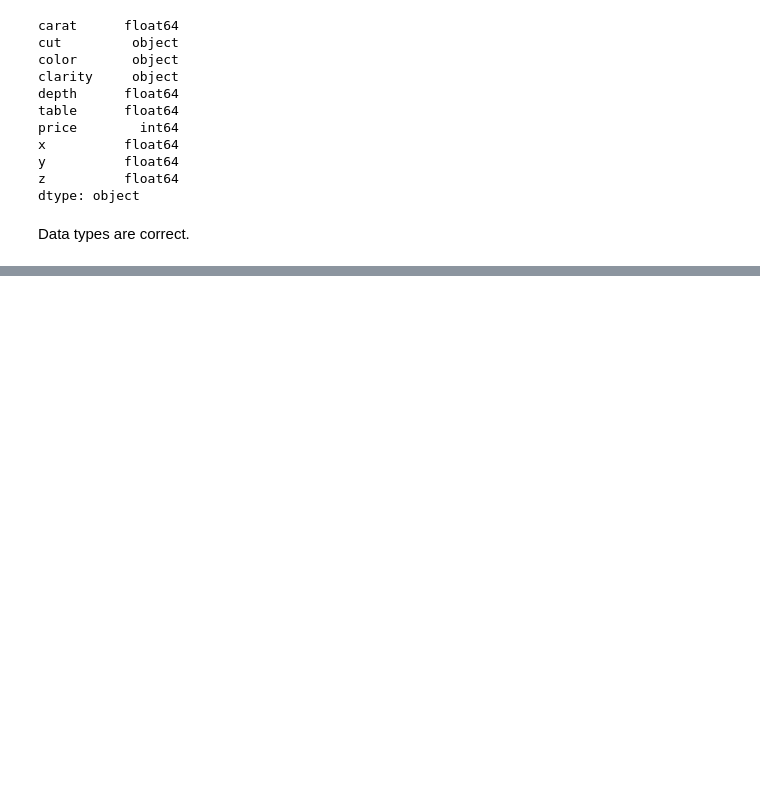
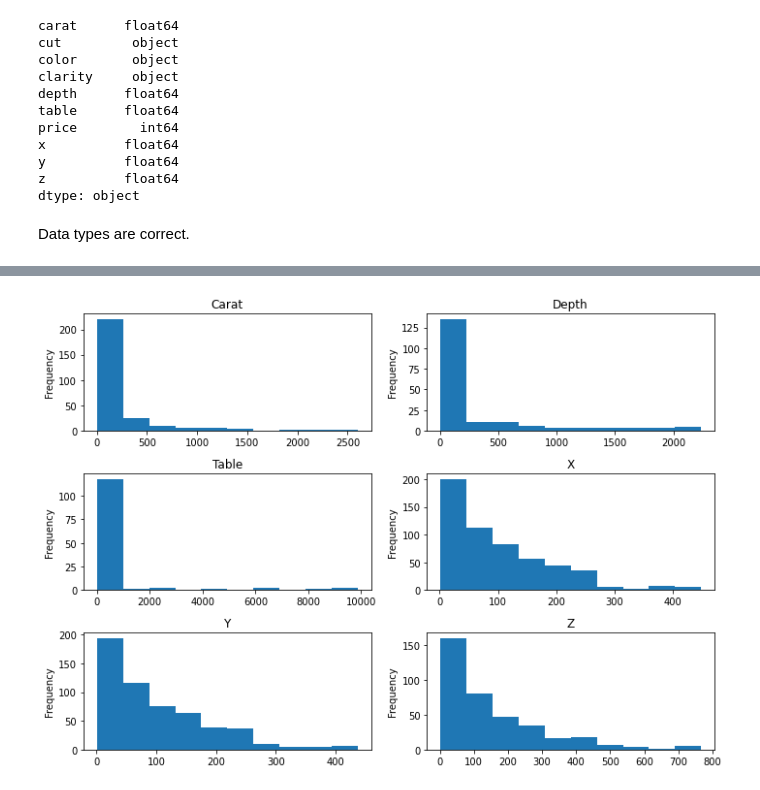
Before and after one commit to brahim0404/Diamond-Data, a Jupyter notebook: project-3.ipynb, the cells around one changed output, grey strips where cells are left out. Drawn from its saved outputs; the diff is of its cells as text; code cells hidden in the pictures; blank space fills up the shorter version.

```diff
--- a/project-3.ipynb
+++ b/project-3.ipynb
@@ -198,0 +231,22 @@ p=sns.pairplot(data)
+# %%
+plt.figure(figsize=(10,7))
+plt.subplot(3,2,1)
+data['carat'].value_counts().plot(kind='hist', title='Carat', bins=10)
+
+plt.subplot(3,2,2)
+data['depth'].value_counts().plot(kind='hist', title='Depth', bins=10)
+
+plt.subplot(3,2,3)
+data['table'].value_counts().plot(kind='hist', title='Table', bins=10)
+
+plt.subplot(3,2,4)
+data['x'].value_counts().plot(kind='hist', title='X', bins=10)
+
+plt.subplot(3,2,5)
+data['y'].value_counts().plot(kind='hist', title='Y', bins=10)
+
+plt.subplot(3,2,6)
+data['z'].value_counts().plot(kind='hist', title='Z', bins=10)
+plt.tight_layout();
+# %% [output]
+[figure, added]
```
Also changed, not shown: parts of 20 cells of this notebook.
